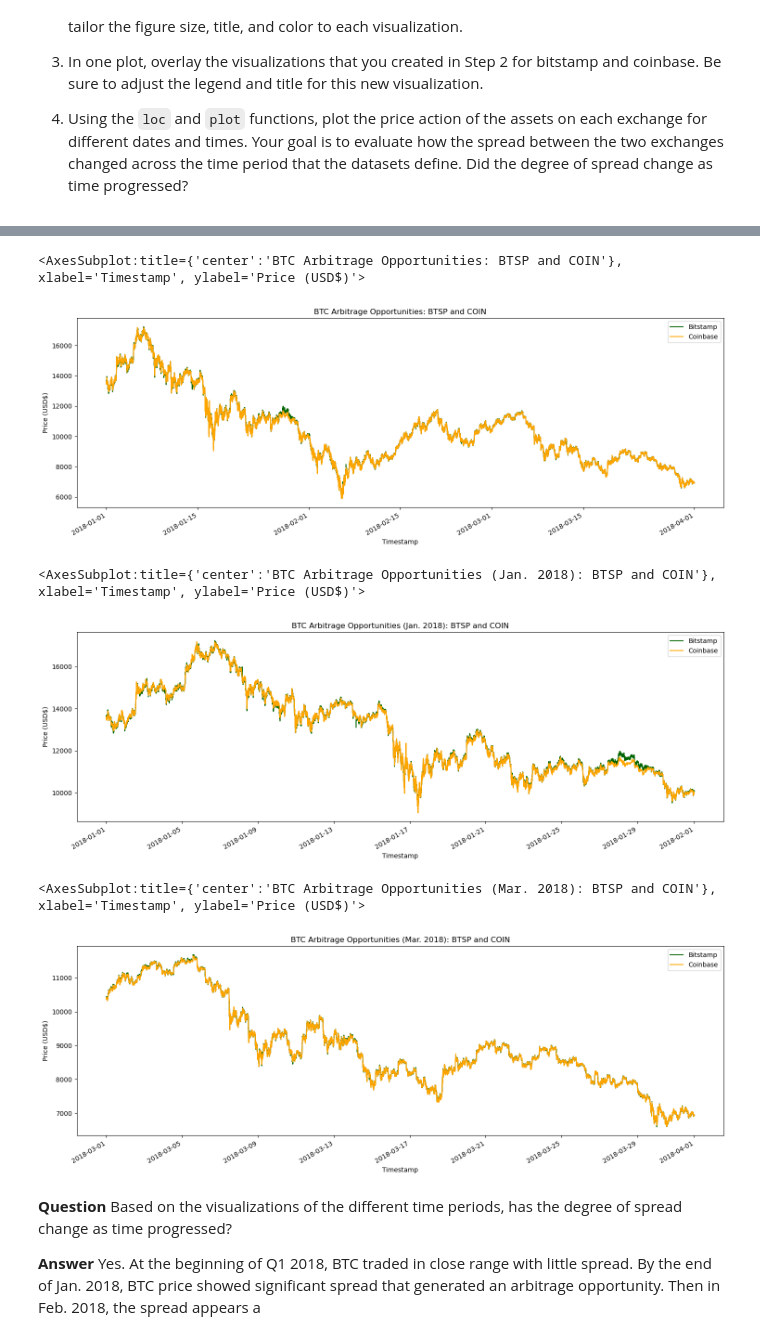
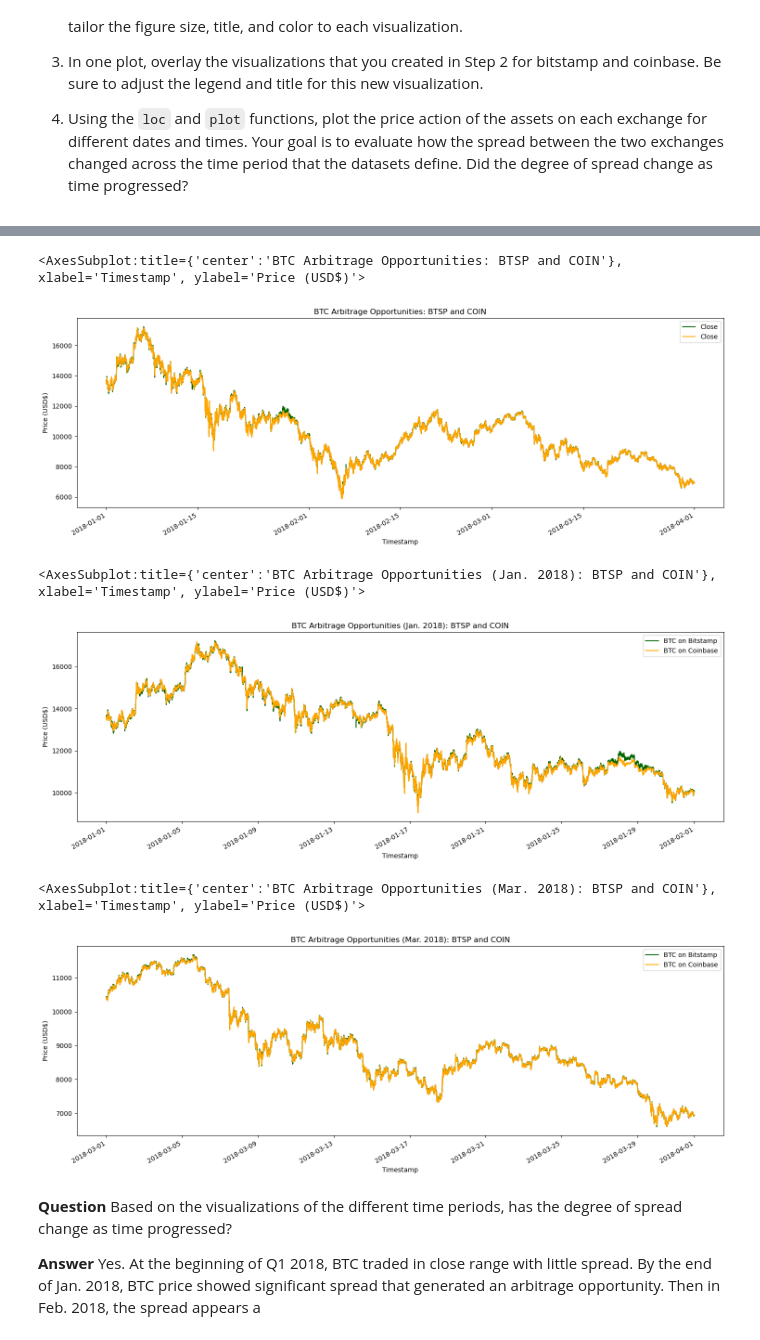
Before and after one commit to markwbeers/BTC_Visual_Arbitrage_Analyzer, a Jupyter notebook: crypto_arbitrage.ipynb, the cells around one changed output, grey strips where cells are left out. Cells and saved outputs as stored; diff of their text form; code cells hidden in the pictures.

```diff
--- a/crypto_arbitrage.ipynb
+++ b/crypto_arbitrage.ipynb
@@ -255,7 +255,7 @@ Select the data you want to analyze. Use `loc` or `iloc` to select the following
 * Close
 # %%
 # Use loc or iloc to select `Timestamp (the index)` and `Close` from bitstamp DataFrame
-bitstamp_sliced = bitstamp['Close'].loc['2018-01-01' : '2018-03-31']
+bitstamp_sliced = bitstamp.loc[:,['Close']]
 
 # Review the first five rows of the DataFrame
 bitstamp_sliced.head
@@ -276,7 +278,7 @@ Name: Close, Length: 129067, dtype: float64>
 # %%
 # Use loc or iloc to select `Timestamp (the index)` and `Close` from coinbase DataFrame
-coinbase_sliced = coinbase['Close'].loc['2018-01-01' : '2018-03-31']
+coinbase_sliced = coinbase.loc[:,['Close']]
 
 # Review the first five rows of the DataFrame
-coinbase.head()
+coinbase_sliced.head()
 # %% [output]
@@ -343,25 +358,24 @@ coinbase_sliced.plot(figsize=(12,6), ylabel="Price (USD$)", title="BTC on COIN",
 # %%
 # Overlay the visualizations for the bitstamp and coinbase DataFrames in one plot
 # The plot should visualize the prices over the full lenth of the dataset
 # Be sure to include the parameters: legend, figure size, title, and color and label
-bitstamp_sliced.plot(
+ax=bitstamp_sliced.plot(
     legend=True,
     figsize=(18,6),
     ylabel="Price (USD$)",
     title="BTC Arbitrage Opportunities: BTSP and COIN",
     color="#006400",
-    label="Bitstamp"
+    label="BTC on Bitstamp"
 )
 coinbase_sliced.plot(
+    ax=ax,
     legend=True,
-    figsize=(18,6),
-    ylabel="Price (USD$)",
     color="orange",
-    label="Coinbase"
+    label="BTC on Coinbase"
 )
 # %% [output]
 <AxesSubplot:title={'center':'BTC Arbitrage Opportunities: BTSP and COIN'}, xlabel='Timestamp', ylabel='Price (USD$)'>
-[figure, old version]
+[figure, new version]
 # %%
 # Using the loc and plot functions, create an overlay plot that visualizes
 # the price action of both DataFrames for a one month period early in the dataset
@@ -372,36 +386,37 @@ bitstamp['Close'].loc['2018-01-01' : '2018-01-31'].plot(
     ylabel="Price (USD$)",
     title="BTC Arbitrage Opportunities (Jan. 2018): BTSP and COIN",
     color="#006400",
-    label="Bitstamp")
+    label="BTC on Bitstamp")
+
 coinbase['Close'].loc['2018-01-01' : '2018-01-31'].plot(
     legend=True,
-    figsize=(18,6),
-    ylabel="Price (USD$)",
     color="orange",
-    label="Coinbase")
+    label="BTC on Coinbase")
 # %% [output]
 <AxesSubplot:title={'center':'BTC Arbitrage Opportunities (Jan. 2018): BTSP and COIN'}, xlabel='Timestamp', ylabel='Price (USD$)'>
-[figure, old version]
+[figure, new version]
 # %%
 # Using the loc and plot functions, create an overlay plot that visualizes
 # the price action of both DataFrames for a one month period later in the dataset
 # Be sure to include the parameters: legend, figure size, title, and color and label
+
 bitstamp['Close'].loc['2018-03-01' : '2018-03-31'].plot(
     legend=True,
     figsize=(18,6),
     ylabel="Price (USD$)",
     title="BTC Arbitrage Opportunities (Mar. 2018): BTSP and COIN",
     color="#006400",
-    label="Bitstamp")
+    label="BTC on Bitstamp")
+
 coinbase['Close'].loc['2018-03-01' : '2018-03-31'].plot(
     legend=True,
     figsize=(18,6),
     ylabel="Price (USD$)",
     color="orange",
-    label="Coinbase")
+    label="BTC on Coinbase")
 # %% [output]
 <AxesSubplot:title={'center':'BTC Arbitrage Opportunities (Mar. 2018): BTSP and COIN'}, xlabel='Timestamp', ylabel='Price (USD$)'>
-[figure, old version]
+[figure, new version]
 # %% [markdown]
 **Question** Based on the visualizations of the different time periods, has the degree of spread change as time progressed?
 
```
Also changed, not shown: parts of 28 cells of this notebook.
